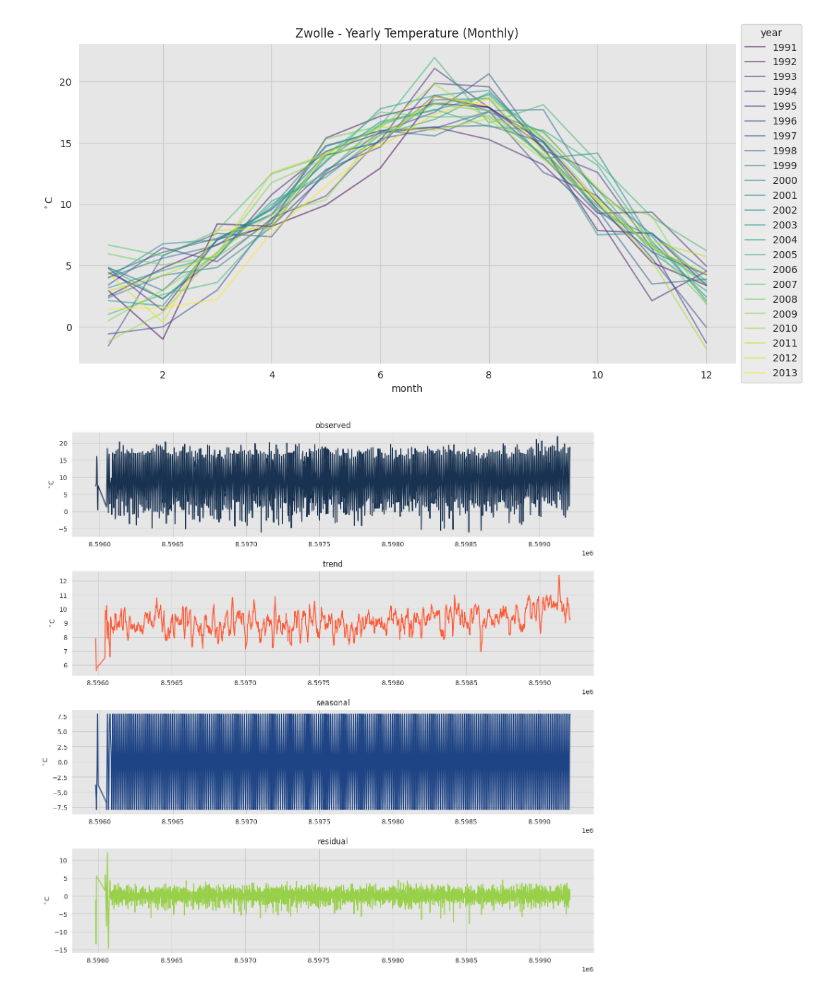
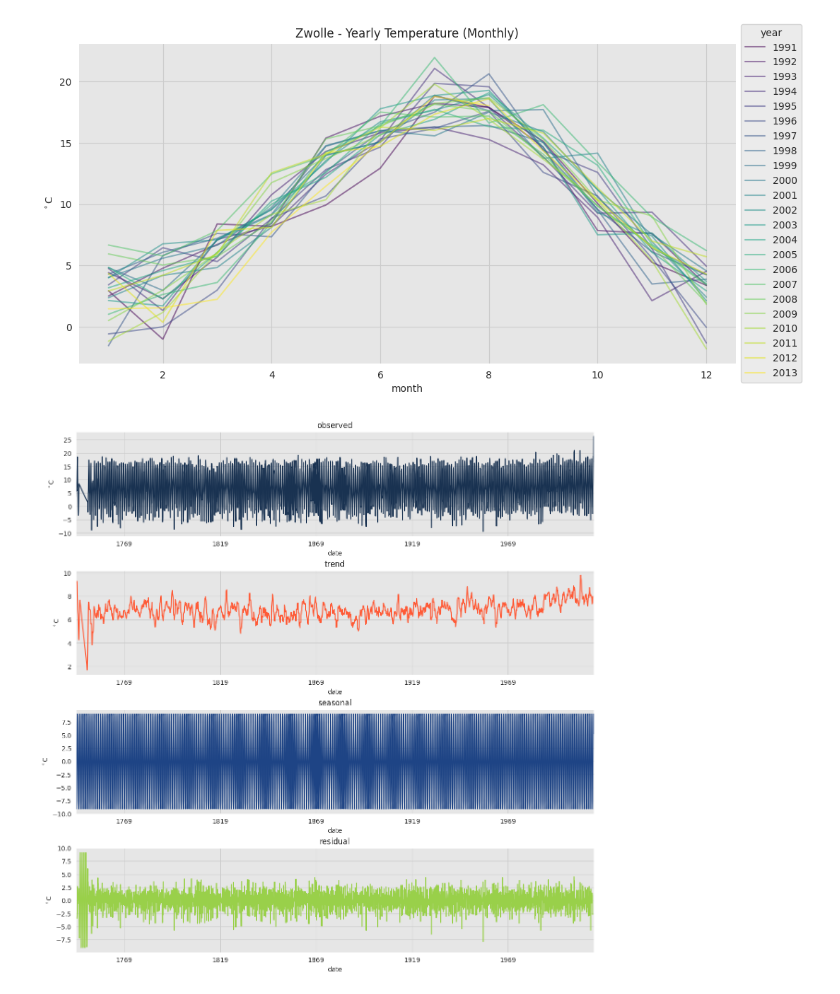
Before and after one commit to mic1899/earth_surface_temperature, a Jupyter notebook: EDA.ipynb, the cells around one changed output. Cells and saved outputs as stored; diff of their text form; code cells hidden in the pictures.

```diff
--- a/EDA.ipynb
+++ b/EDA.ipynb
@@ -22,6 +22,13 @@ import statsmodels.formula.api as smf
 from statsmodels.tsa.seasonal import seasonal_decompose
 from scipy.ndimage import gaussian_filter
 
+import statsmodels.api as sm
+from statsmodels.tsa.stattools import adfuller,kpss
+from statsmodels.tsa.arima_model import ARIMA
+from statsmodels.graphics.tsaplots import plot_pacf
+
+from pmdarima.arima import auto_arima
+
 %matplotlib inline
 
 # Defining some general plot settings
@@ -32,12 +39,13 @@ sns.set_style(
 cmaps_hex = ['#193251','#FF5A36','#1E4485', '#99D04A','#FF5A36', '#DB6668']
 sns.set_palette(palette=cmaps_hex)
 sns_c = sns.color_palette(palette=cmaps_hex)
-%matplotlib inline
+
 from pandas.plotting import register_matplotlib_converters
 register_matplotlib_converters()
 
 plt.rcParams['figure.figsize'] = [12, 6]
 plt.rcParams['figure.dpi'] = 100
+plt.rcParams['agg.path.chunksize'] = 200
 # %%
 # Class for colored terminal outputs
 class color:
@@ -72,6 +90,10 @@ def time_conv(df):
         day = lambda x: x['date'].dt.day,
         dayofyear = lambda x: x['date'].dt.dayofyear
     )
+    # Set Index to datetime object date
+    df = df.set_index("date")
+    # Impute the missing values in AverageTemperature using interpolate method
+    df = df.assign(AverageTemperature=df.AverageTemperature.squeeze().interpolate(method='time'))
     return df
 df = time_conv(df)
 # %%
@@ -128,27 +150,28 @@ plot_yearly_season(df.query("year>1990"), "Zwolle")
 [figure]
 # %%
 def trend_season_residual(df, city):
-    daily_data_df = df[df.City==city]
+    df = df[df.City==city]
     df = df.dropna(subset=["AverageTemperature"])
     # We use the parameter `period` = 12 to extract the yearly seasonality.
     seas_decomp_yearly = seasonal_decompose(
-        x=daily_data_df['AverageTemperature'],
+        x=df['AverageTemperature'],
         model='additive',
         period=12
     )
 
     # Plot data
     fig, ax = plt.subplots(4, 1, figsize=(12, 12), constrained_layout=True)
 
     seas_decomp_yearly.observed.plot(c=sns_c[0], ax=ax[0])
     ax[0].set(title='observed', ylabel=r'$^\circ$C')
     seas_decomp_yearly.trend.plot(c=sns_c[1], ax=ax[1])
     ax[1].set(title='trend', ylabel=r'$^\circ$C')
     seas_decomp_yearly.seasonal.plot(c=sns_c[2], ax=ax[2])
     ax[2].set(title='seasonal', ylabel=r'$^\circ$C')
     seas_decomp_yearly.resid.plot(c=sns_c[3], ax=ax[3])
     ax[3].set(title='residual', ylabel=r'$^\circ$C');
+    return seas_decomp_yearly
 
-trend_season_residual(df, "Zwolle")
+seas_decomb_yearly = trend_season_residual(df, "Zurich")
 # %% [output]
-[figure, old version]
+[figure, new version]
```
Also changed, not shown: parts of 8 cells of this notebook.
